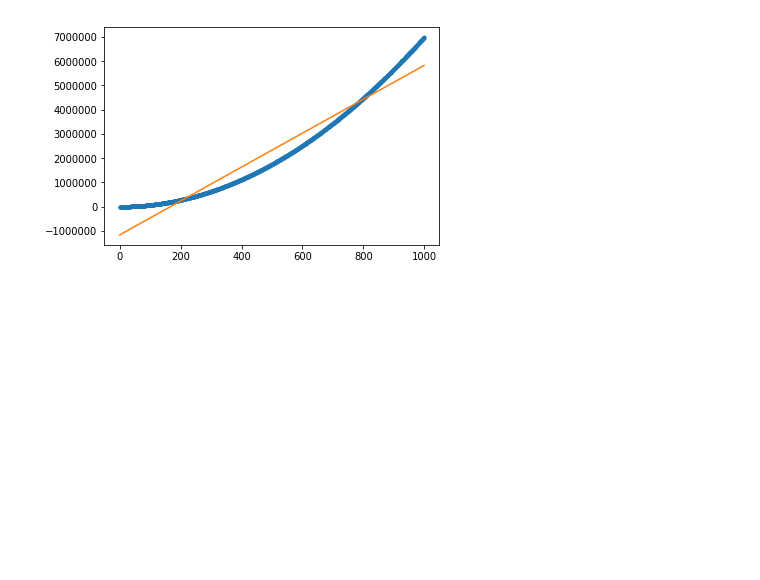
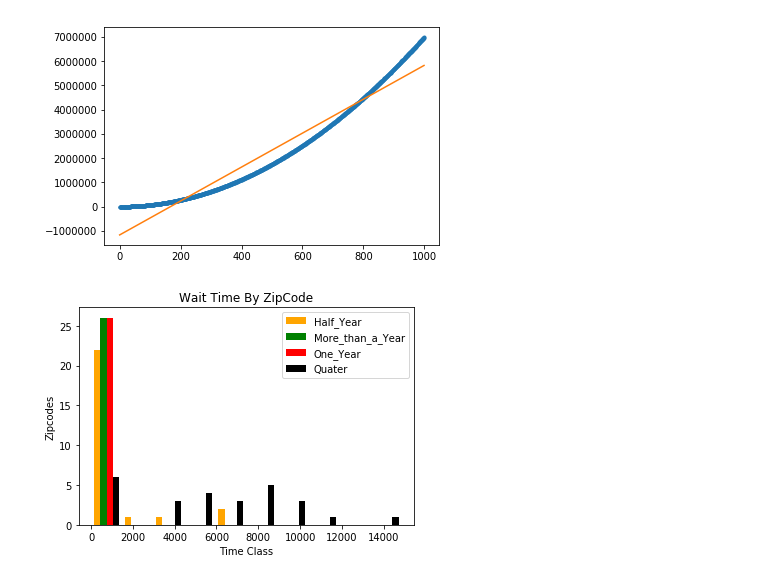
Before and after one commit to neilthaker07/sf-building-permits, a Jupyter notebook: Visualization.ipynb, the cells around one changed output. Cells and saved outputs as stored; diff of their text form; code cells hidden in the pictures; blank space fills up the shorter version.

Commit message:
Claasification Visualization

```diff
--- a/Visualization.ipynb
+++ b/Visualization.ipynb
@@ -106,3 +91,47 @@ plt.plot(x, m*x + b, '-')
 plt.show()
 # %% [output]
 [figure]
+# %%
+def getLabel(input):
+    Label = []
+    for i in range(len(input)):
+        if input.values[i]<90.0:
+            Label.append('Quater')
+        elif input.values[i]>90.0 and input.values[i]<180.0 :
+            Label.append('Half Year')
+        elif input.values[i]>180.0 and input.values[i]<366.0 :
+            Label.append('One Year')
+        else:
+            Label.append('More than a Year')
+    return Label
+# %%
+df_total_time=df_permits_col['Delay_Time']
+Label = getLabel(df_total_time)
+df_permits_col['Time_Label']=Label
+result_class=df_permits_col.groupby(['Zipcode', 'Time_Label'])['Time_Label'].count()
+#print result_class.values
+# %%
+zipList = set()
+zipList=df_permits_col['Zipcode']
+
+Half_Year = []
+More_than_a_Year = []
+One_Year = []
+Quater = []
+
+for i in range(0,len(result_class.values),4):
+    if(i < len(result_class.values)-4):
+        Half_Year.append(result_class.values[i])
+        More_than_a_Year.append(result_class.values[i+1])
+        One_Year.append(result_class.values[i+2])
+        Quater.append(result_class.values[i+3])
+
+legend = ['Half_Year', 'More_than_a_Year','One_Year','Quater']
+plt.hist([Half_Year, More_than_a_Year,One_Year,Quater], color=['orange', 'green','red','black'])
+plt.xlabel("Time Class")
+plt.ylabel("Zipcodes")
+plt.legend(legend)
+plt.title('Wait Time By ZipCode')
+plt.show()
+# %% [output]
+[figure, added]
```
Also changed, not shown: parts of 2 cells of this notebook.
